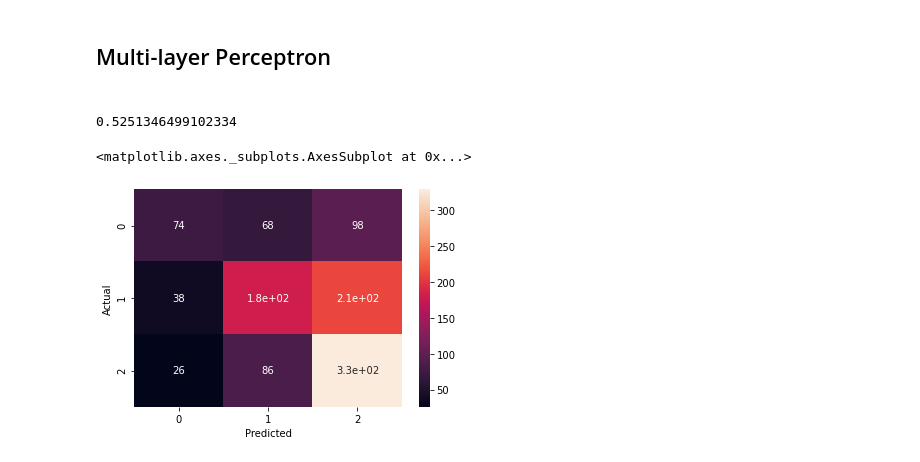
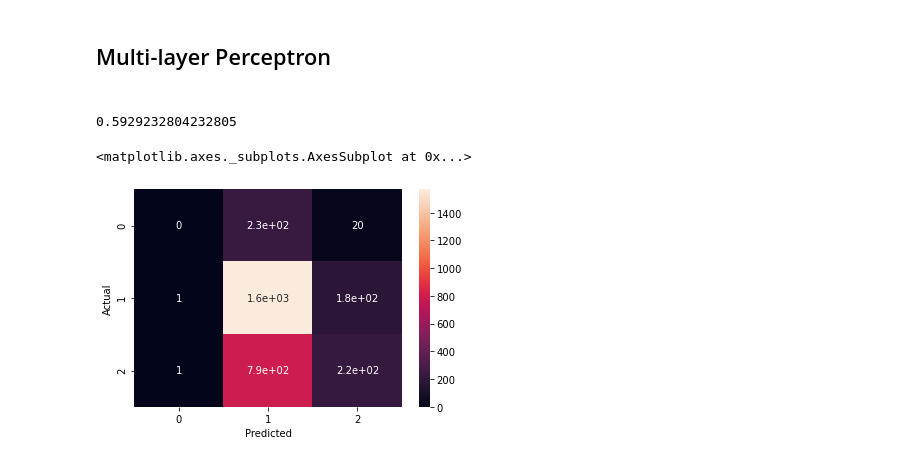
Before and after one commit to AlanPalomino/TTB_2020_2_13, a Jupyter notebook: Classification.ipynb, the cells around one changed output. Saved outputs shown, nothing was run; the diff lists cells and outputs as text; code cells hidden in the pictures.

```diff
--- a/Classification.ipynb
+++ b/Classification.ipynb
@@ -51,8 +51,8 @@ pathology[0:13619]
 <h2>Define train set and targets<h2>
 # %%
 a_f=pathology[pathology["cond"] ==0]
-c_c=pathology[pathology["cond"] ==1][0:2190]
-m_i=pathology[pathology["cond"] ==2][0:2190]
+c_c=pathology[pathology["cond"] ==1]
+m_i=pathology[pathology["cond"] ==2]
 
 atrial_f=a_f[["ae_m","ae_v","se_m","se_v","hfd_m","hfd_v","dfa_m","dfa_v","psd_m","psd_v"]]
 congestive_h=c_c[["ae_m","ae_v","se_m","se_v","hfd_m","hfd_v","dfa_m","dfa_v","psd_m","psd_v"]]
@@ -349,21 +408,21 @@ Accuracy :  0.38868940754039494
 # %%
 from sklearn.neural_network import MLPClassifier
 from sklearn.preprocessing import StandardScaler
 
 sc = StandardScaler()
 X_train = sc.fit_transform(X_train)
 
 clf = MLPClassifier(solver='lbfgs', alpha=1e-5, hidden_layer_sizes=(10, 2), random_state=1,max_iter=20000)
 clf.fit(X_train, y_train)
 
 X_test = sc.fit_transform(X_test)
 
 print(clf.score(X_test, y_test))
 
 y_pred = clf.predict(X_test)
-confusion_matrix = pd.crosstab(y_test, y_pred, rownames=['Actual'], colnames=['Predicted'])
+confusion_matrix = pd.crosstab(np.array(y_test), np.array(y_pred), rownames=['Actual'], colnames=['Predicted'])
 sn.heatmap(confusion_matrix, annot=True)
 # %% [output]
-0.5251346499102334
+0.5929232804232805
 <matplotlib.axes._subplots.AxesSubplot at 0x...>
-[figure, old version]
+[figure, new version]
```
Also changed, not shown: parts of 9 cells of this notebook.
